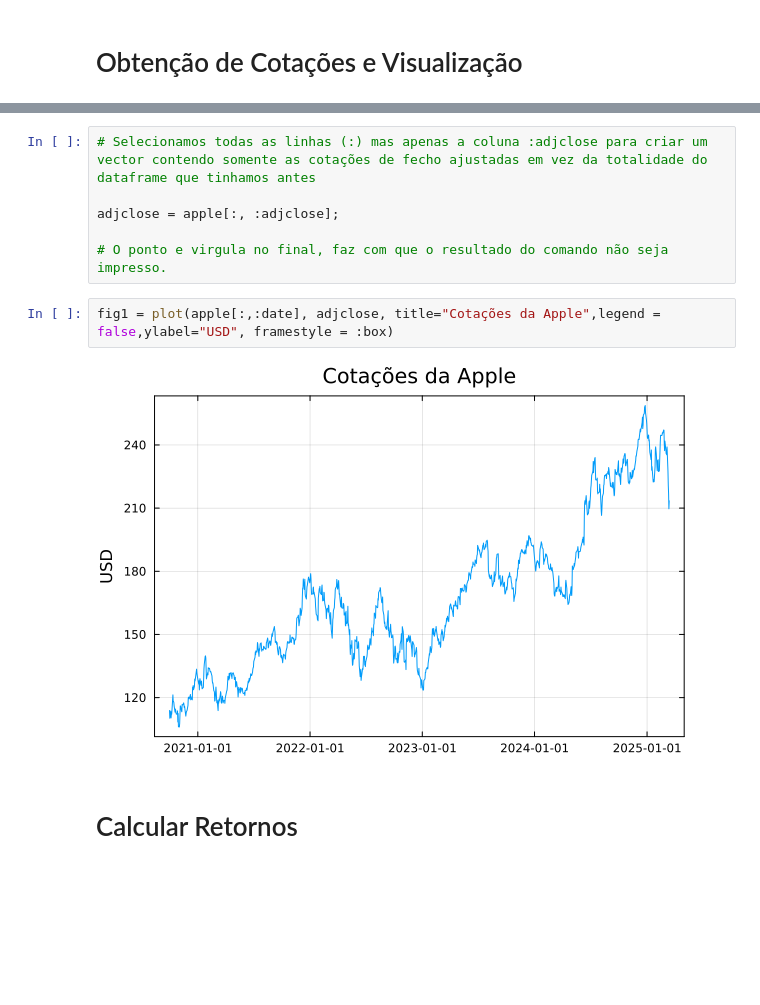
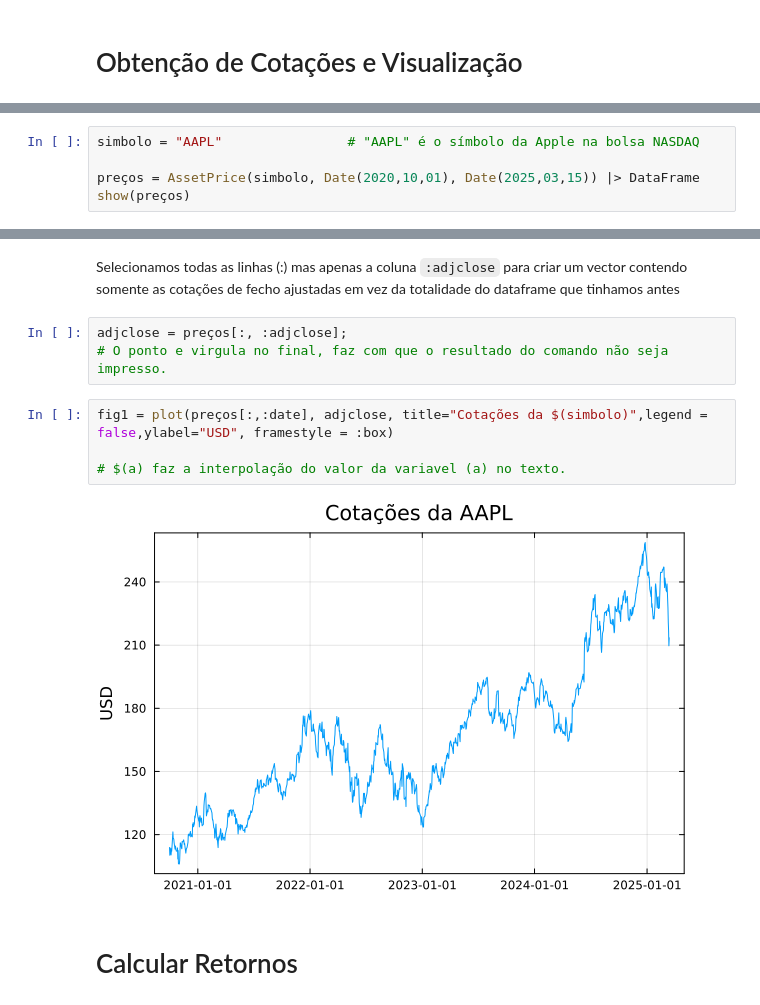
Before and after one commit to ASaragga/GRF, a Jupyter notebook: VaR_ETL.ipynb, the cells around one changed output, grey strips where cells are left out. Drawn from its saved outputs; the diff is of its cells as text; blank space fills up the shorter version.

```diff
--- a/VaR_ETL.ipynb
+++ b/VaR_ETL.ipynb
@@ -49,0 +35,5 @@ show(apple)
+# %%
+simbolo = "AAPL"                # "AAPL" é o símbolo da Apple na bolsa NASDAQ
+
+preços = AssetPrice(simbolo, Date(2020,10,01), Date(2025,03,15)) |> DataFrame
+show(preços)
@@ -50,13 +58,14 @@ show(apple)
+# %% [markdown]
+Selecionamos todas as linhas (:) mas apenas a coluna `:adjclose` para criar um vector contendo somente as cotações de fecho ajustadas em vez da totalidade do dataframe que tinhamos antes
 # %%
-# Selecionamos todas as linhas (:) mas apenas a coluna :adjclose para criar um vector contendo somente as cotações de fecho ajustadas em vez da totalidade do dataframe que tinhamos antes
-
-adjclose = apple[:, :adjclose];
-
+adjclose = preços[:, :adjclose];
 # O ponto e virgula no final, faz com que o resultado do comando não seja impresso.
 # %%
-fig1 = plot(apple[:,:date], adjclose, title="Cotações da Apple",legend = false,ylabel="USD", framestyle = :box)
+fig1 = plot(preços[:,:date], adjclose, title="Cotações da $(simbolo)",legend = false,ylabel="USD", framestyle = :box)
+
+# $(a) faz a interpolação do valor da variavel (a) no texto.
 # %% [output]
-[figure, old version]
+[figure, new version]
 # %% [markdown]
 # Calcular Retornos
 # %% [markdown]
```
Also changed, not shown: parts of 30 cells of this notebook.
